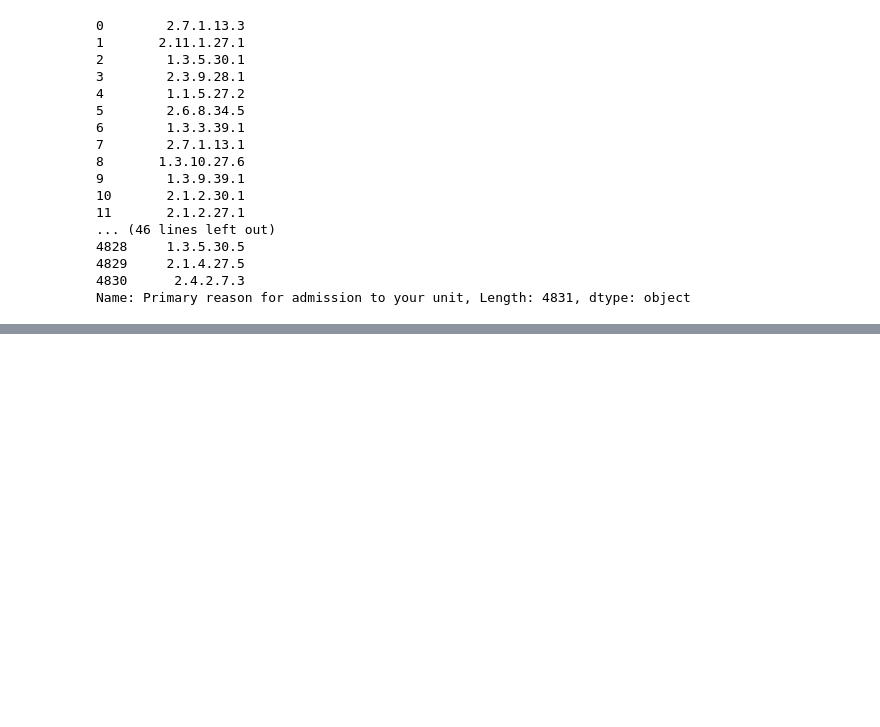
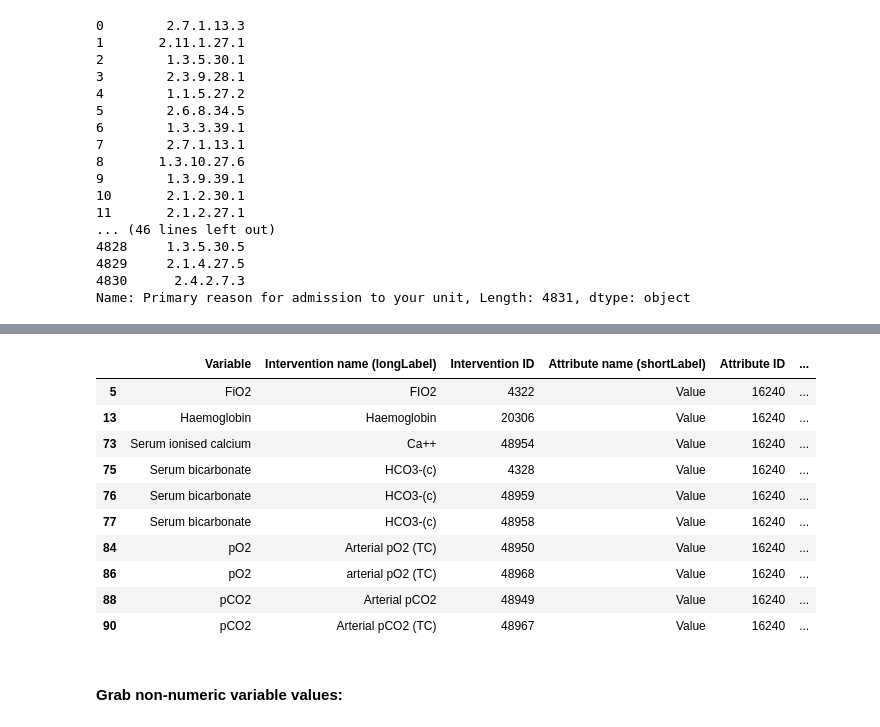
Before and after one commit to UHBristolDataScience/ICNARC-to-Philips-Linkage, a Jupyter notebook: Merging data.ipynb, the cells around one changed output, grey strips where cells are left out. Cells and saved outputs as stored; diff of their text form; code cells hidden in the pictures; blank space fills up the shorter version.

```diff
--- a/Merging data.ipynb
+++ b/Merging data.ipynb
@@ -291,0 +351,16 @@ icustays
+# %%
+interventions[interventions['Attribute name (shortLabel)']=='Value']
+# %% [output]
+|  | Variable | Intervention name (longLabel) | Intervention ID | Attribute name (shortLabel) | Attribute ID | ... |
+| 5 | FiO2 | FIO2 | 4322 | Value | 16240 | ... |
+| 13 | Haemoglobin | Haemoglobin | 20306 | Value | 16240 | ... |
+| 73 | Serum ionised calcium | Ca++ | 48954 | Value | 16240 | ... |
+| 75 | Serum bicarbonate | HCO3-(c) | 4328 | Value | 16240 | ... |
+| 76 | Serum bicarbonate | HCO3-(c) | 48959 | Value | 16240 | ... |
+| 77 | Serum bicarbonate | HCO3-(c) | 48958 | Value | 16240 | ... |
+| 84 | pO2 | Arterial pO2 (TC) | 48950 | Value | 16240 | ... |
+| 86 | pO2 | arterial pO2 (TC) | 48968 | Value | 16240 | ... |
+| 88 | pCO2 | Arterial pCO2 | 48949 | Value | 16240 | ... |
+| 90 | pCO2 | Arterial pCO2 (TC) | 48967 | Value | 16240 | ... |
+# %% [markdown]
+#### Grab non-numeric variable values:
```
Also changed, not shown: parts of 43 cells of this notebook, 3 other files.
